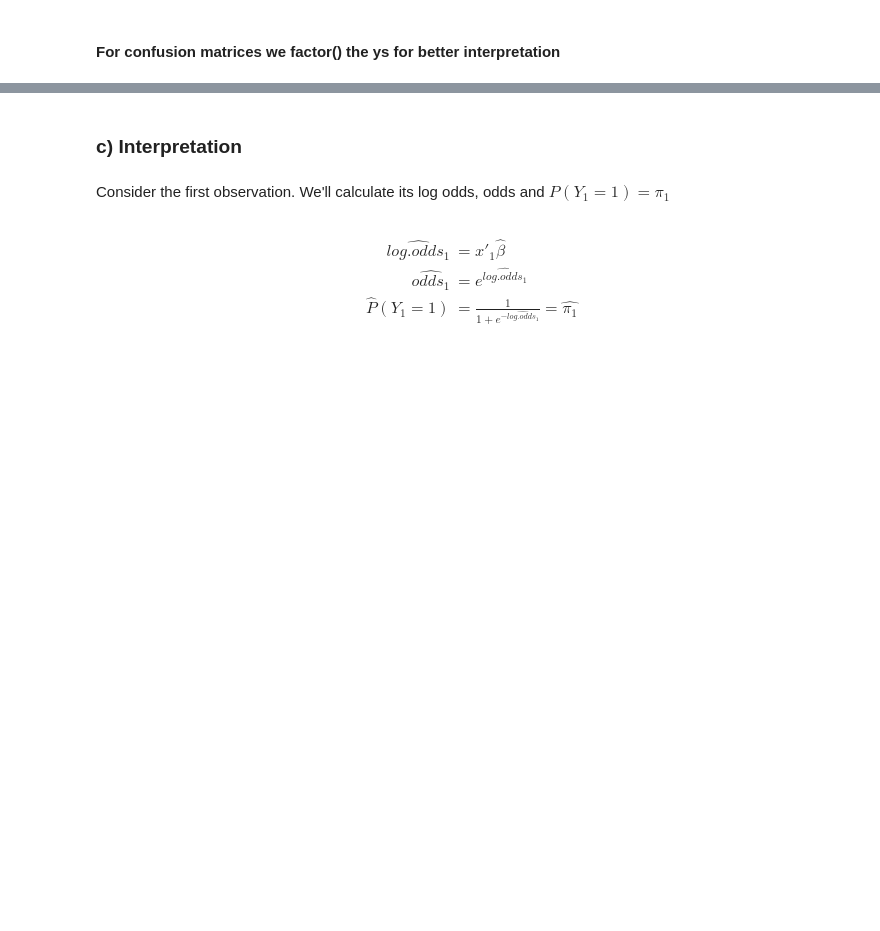
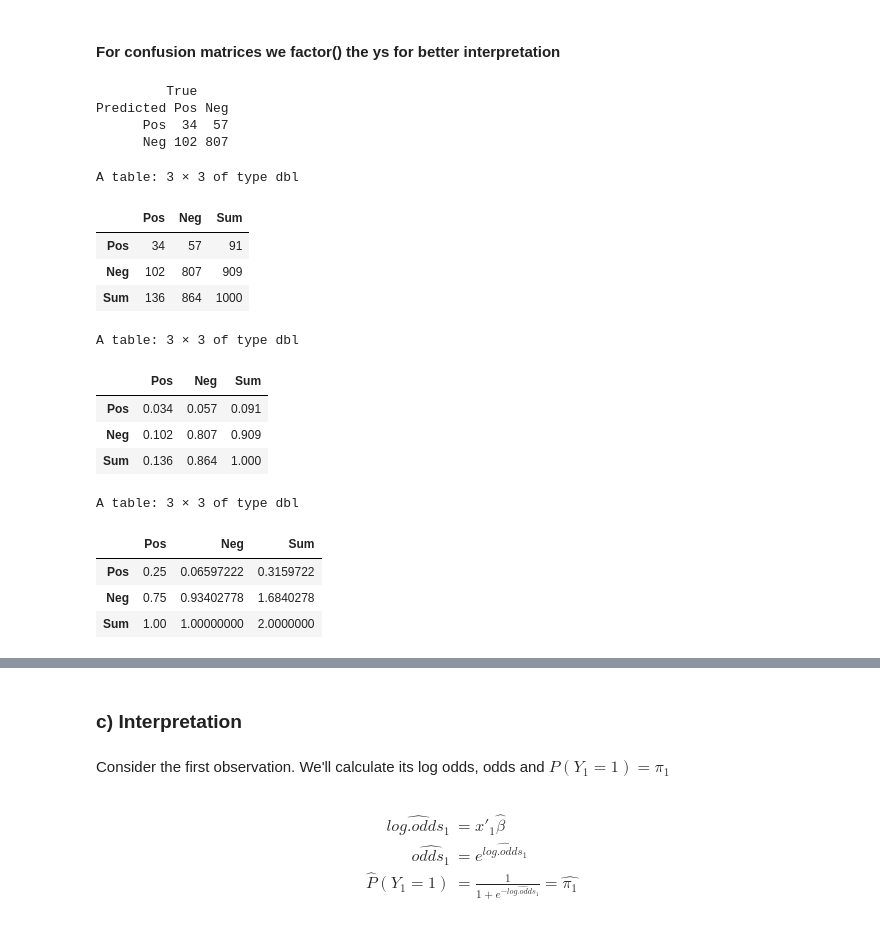
Before and after one commit to thanhan25/CompStat, a Jupyter notebook: PS3.ipynb, the cells around one changed output, grey strips where cells are left out. Drawn from its saved outputs; the diff is of its cells as text; code cells hidden in the pictures; blank space fills up the shorter version.

```diff
--- a/PS3.ipynb
+++ b/PS3.ipynb
@@ -238,7 +344,27 @@ y.pred.test.cfm <- factor(y.pred.test, levels = c(0, 1), labels = c("Pos", "Neg"
 # %%
 (cfm.train <- table(y.pred.train.cfm, y.train.cfm, dnn = c("Predicted", "True")))
 (addmargins(cfm.train))
 addmargins(prop.table(cfm.train))
-addmar
+addmargins(prop.table(cfm.train, 2))
+# %% [output]
+         True
+Predicted Pos Neg
+      Pos  34  57
+      Neg 102 807
+A table: 3 × 3 of type dbl
+|  | Pos | Neg | Sum |
+| Pos | 34 | 57 | 91 |
+| Neg | 102 | 807 | 909 |
+| Sum | 136 | 864 | 1000 |
+A table: 3 × 3 of type dbl
+|  | Pos | Neg | Sum |
+| Pos | 0.034 | 0.057 | 0.091 |
+| Neg | 0.102 | 0.807 | 0.909 |
+| Sum | 0.136 | 0.864 | 1.000 |
+A table: 3 × 3 of type dbl
+|  | Pos | Neg | Sum |
+| Pos | 0.25 | 0.06597222 | 0.3159722 |
+| Neg | 0.75 | 0.93402778 | 1.6840278 |
+| Sum | 1.00 | 1.00000000 | 2.0000000 |
 # %%
 (mosaic.train <- (mosaicplot(table(y.train.cfm, y.pred.train.cfm, dnn = c("True", "Predicted")))))
```
Also changed, not shown: parts of 39 cells of this notebook.
